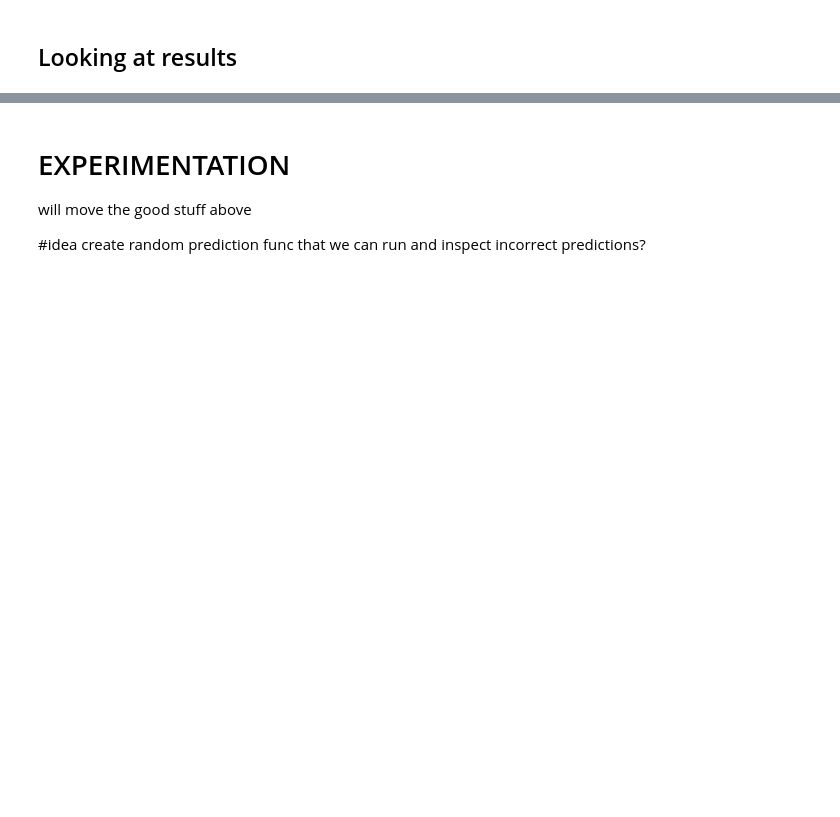
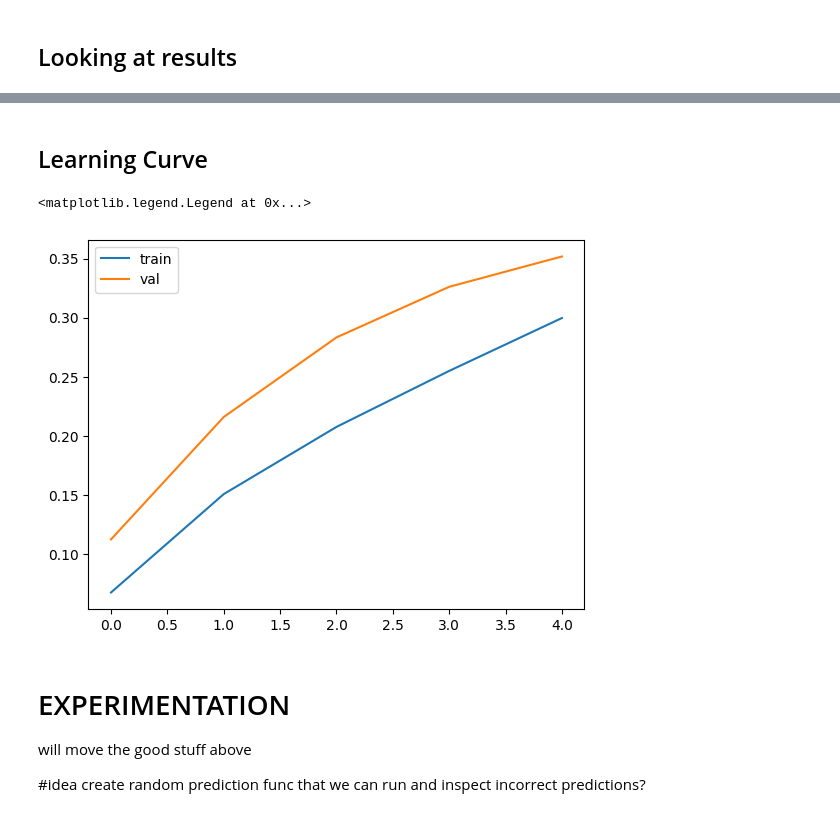
Before and after one commit to canndyy/your_kitchen_ai, a Jupyter notebook: notebooks/model_nbs/model_maker.ipynb, the cells around one changed output, grey strips where cells are left out. Cells and saved outputs as stored; diff of their text form; code cells hidden in the pictures; blank space fills up the shorter version.

```diff
--- a/notebooks/model_nbs/model_maker.ipynb
+++ b/notebooks/model_nbs/model_maker.ipynb
@@ -29,7 +29,10 @@ label_mode = "int"
 
 def load_data_new_way():
     #path_to_dataset = os.path.join("..", "test_data", "3_test_from_bucket2")
-    path_to_dataset = os.path.join("..","..","data")
+    #path_to_dataset = os.path.join("..","..","data","food")
+
+    path_to_dataset = os.path.join("..", "..", "test_data", "2_whole_data_some_dups")
+
     path_to_dataset_train = os.path.join(path_to_dataset, "train")
     path_to_dataset_test = os.path.join(path_to_dataset,  "test")
     path_to_dataset_val = os.path.join(path_to_dataset,   "val")
@@ -106,7 +109,9 @@ def load_data_old_way():
     #print(val_batches//2)    # tf.Tensor(2131, shape=(), dtype=int64)
 
     X_val  = X_val_ds.take( val_batches // 2 ) #15%a
-    X_test = X_val_ds.skip( val_batches // 2 ) #15%b
+    X_test = X_val_ds.skip( val_batches // 2 ) #15%
+    #DON'T SHUFFLE TEST DATA
+    X_test.shuffle = False
 
     return X_train,X_val,X_test
 
@@ -390,3 +462,16 @@ sns.heatmap(cm,xticklabels=classes_list, yticklabels=classes_list)
+# %% [markdown]
+## Learning Curve
+# %%
+history.history;
+train_accuracy = history.history["sparse_categorical_accuracy"]
+val_accuracy = history.history["val_sparse_categorical_accuracy"]
+
+plt.plot(train_accuracy, label="train")
+plt.plot(val_accuracy,label="val")
+plt.legend()
+# %% [output]
+<matplotlib.legend.Legend at 0x...>
+[figure, added]
 # %% [markdown]
 # EXPERIMENTATION
 
```
Also changed, not shown: parts of 24 cells of this notebook, 2 other files.
